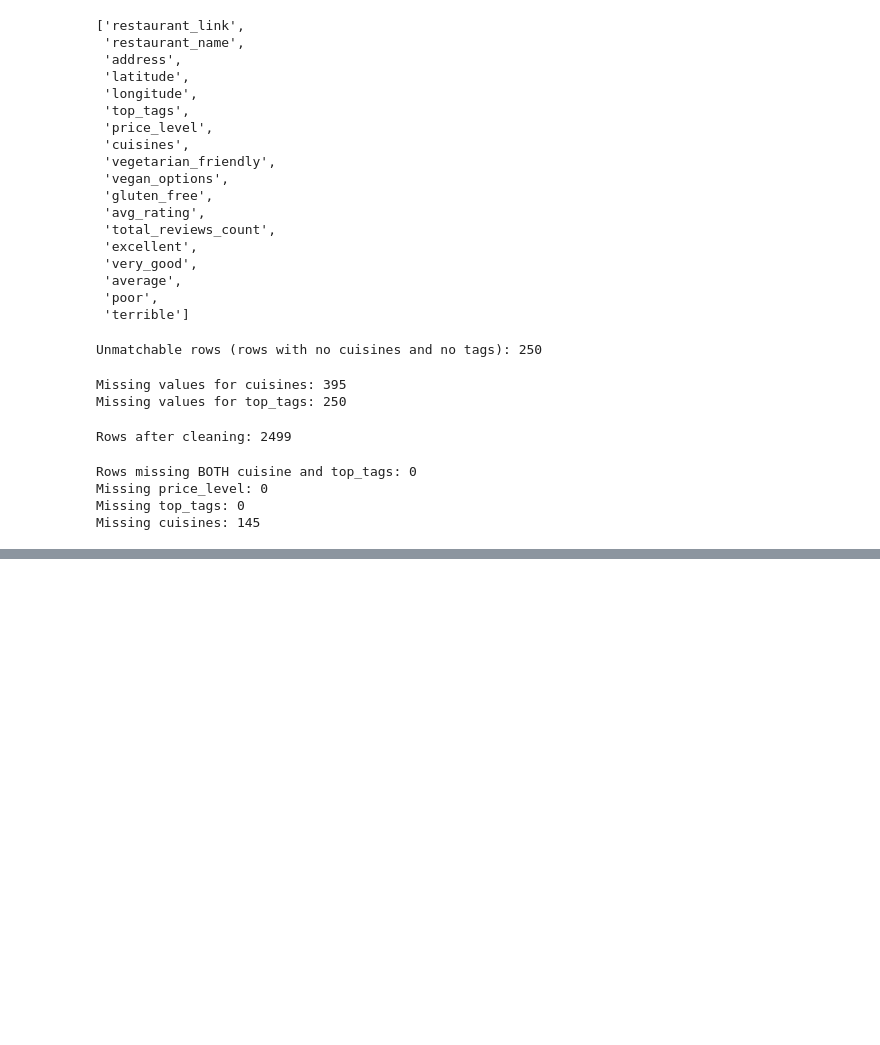
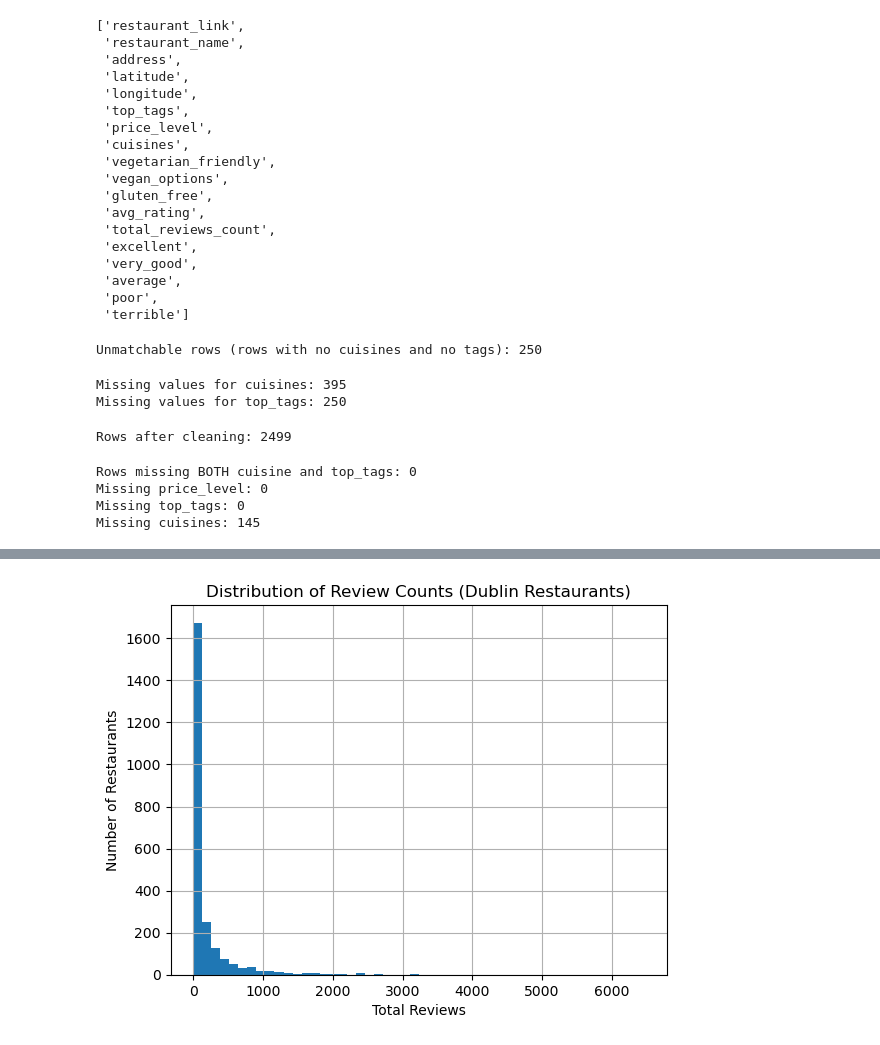
Before and after one commit to lyana-dev/sorted-restaurant-recommender, a Jupyter notebook: 01_data_exploration.ipynb, the cells around one changed output, grey strips where cells are left out. Drawn from its saved outputs; the diff is of its cells as text; code cells hidden in the pictures; blank space fills up the shorter version.

```diff
--- a/01_data_exploration.ipynb
+++ b/01_data_exploration.ipynb
@@ -169,0 +246,10 @@ Missing cuisines: 145
+# %%
+# distribution of total_reviews_count
+
+dublin_clean["total_reviews_count"].hist(bins=50)
+plt.title("Distribution of Review Counts (Dublin Restaurants)")
+plt.xlabel("Total Reviews")
+plt.ylabel("Number of Restaurants")
+plt.show()
+# %% [output]
+[figure, added]
```
Also changed, not shown: parts of 7 cells of this notebook.
